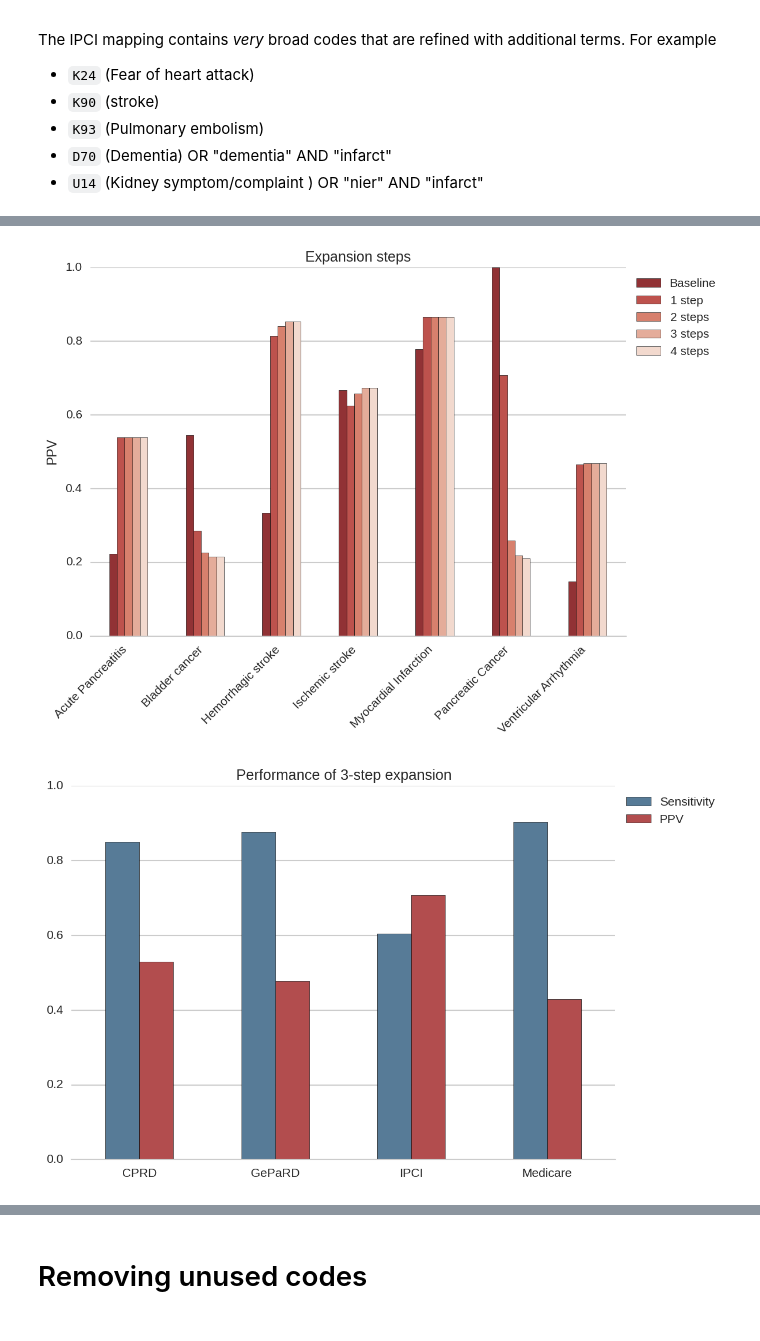
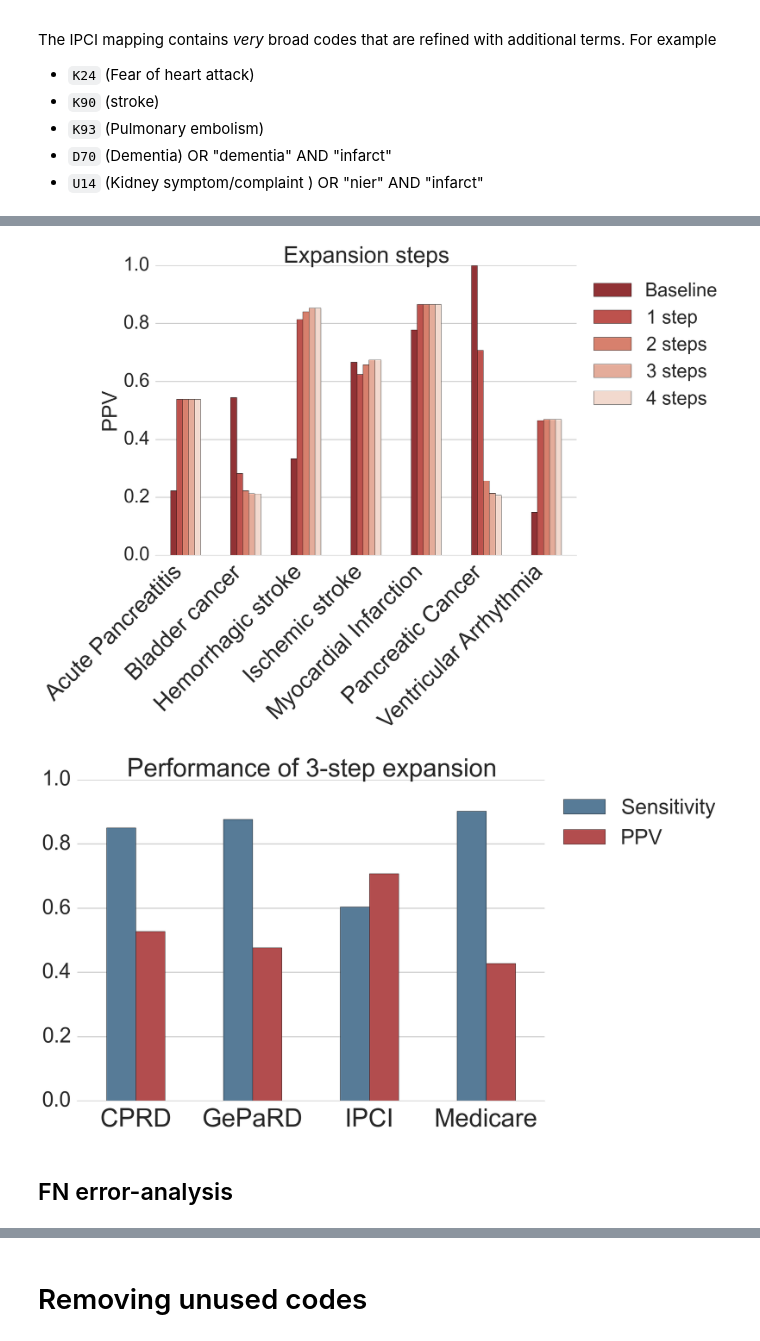
Before and after one commit to mi-erasmusmc/comap, a Jupyter notebook: evaluation/lib/CoMap evaluation.ipynb, the cells around one changed output, grey strips where cells are left out. Saved outputs shown, nothing was run; the diff lists cells and outputs as text; code cells hidden in the pictures.

```diff
--- a/evaluation/lib/CoMap evaluation.ipynb
+++ b/evaluation/lib/CoMap evaluation.ipynb
@@ -1,5 +1,6 @@
 # %%
 %matplotlib inline
+import json
 import os
 import math
 from collections import OrderedDict
@@ -15,7 +16,7 @@ from IPython.display import Latex
 pd.set_option('display.max_colwidth', 100)
 
 sns.set_style('whitegrid')
-#sns.set_context("poster")
+sns.set_context("poster", font_scale=2)
 #plt.rcParams['figure.figsize'] = (4, 3)
 plt.rc("savefig", dpi=150)
 
@@ -380,16 +382,20 @@ with mystyle(graded_precision_palette(len(compare_variations)), xrot=45, ha='rig
     averages_compare.T.plot(kind='bar', title="Expansion steps")
     plt.ylabel(measure_label('precision'))
 # %% [output]
-[figure, old version]
+[figure, new version]
 # %%
 measures = ['recall', 'precision']
 averages_compare = pd.DataFrame([
     ev[ev.variation == '3-RN-CHD-RB-PAR.expand'].groupby('database')[measure].mean()
     for measure in measures
 ], index=map(measure_label, measures))
 averages_compare.columns = averages_compare.columns.map(database_label)
 
-with mystyle(measures_palette, savefig='expansion3-performance-by-db.pdf'):
+name = 'expansion3-performance-by-db'
+with mystyle(measures_palette, savefig=name+'.pdf'):
+    averages_compare.to_csv(name+'.csv')
     averages_compare.T.plot(kind='bar', title="Performance of 3-step expansion")
 # %% [output]
-[figure, old version]
+[figure, new version]
+# %% [markdown]
+## FN error-analysis
```
Also changed, not shown: parts of 24 cells of this notebook.
